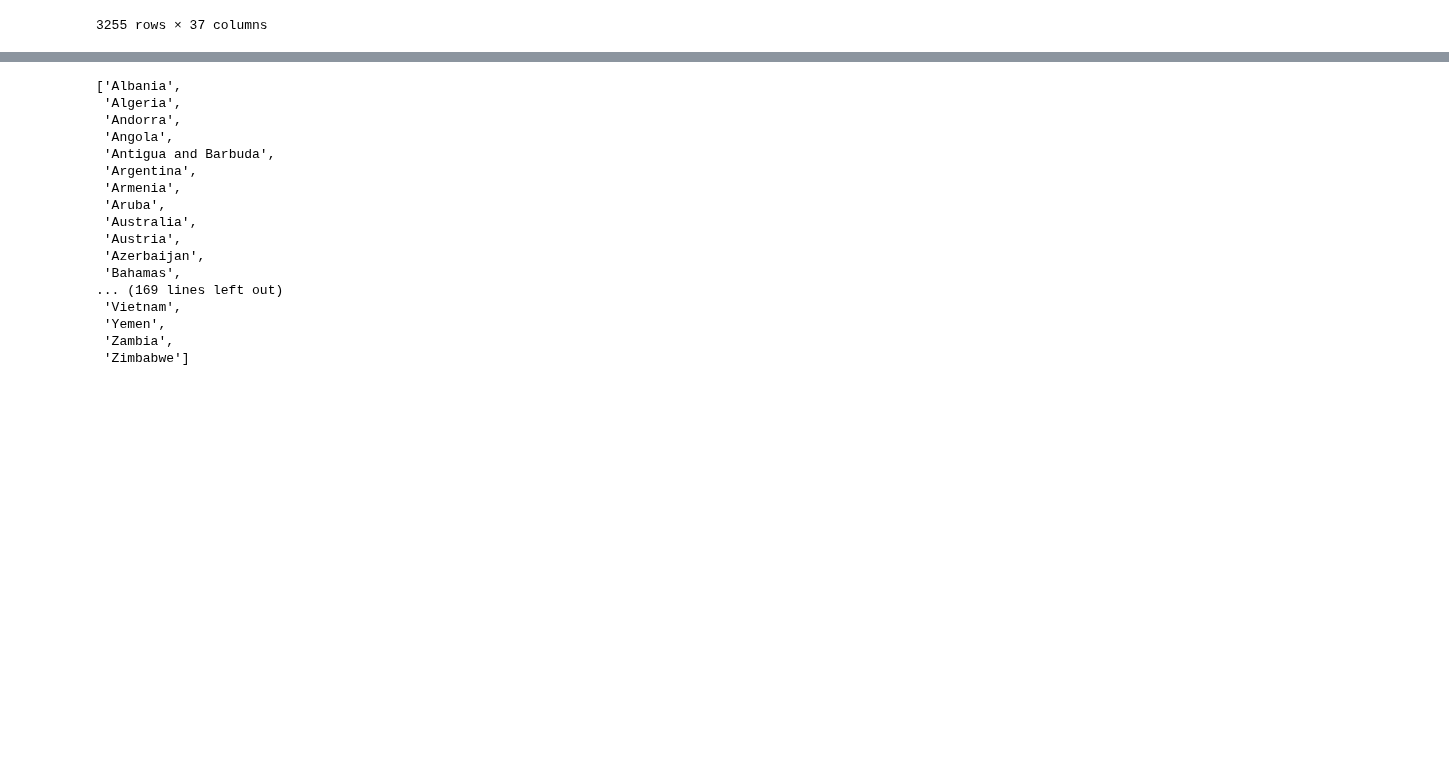
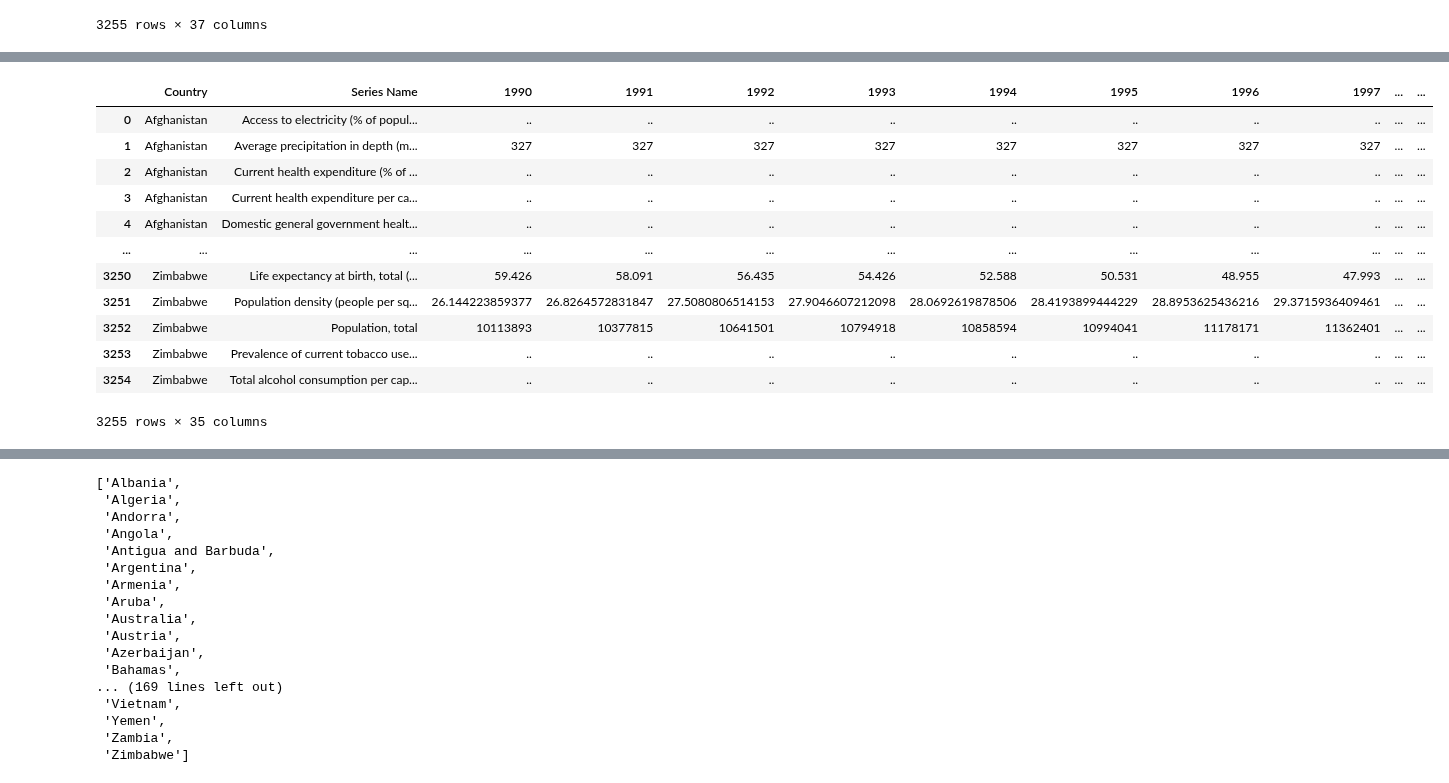
Before and after one commit to AndrewZinc/Expect_Life-Redux, a Jupyter notebook: Clean_Data/Data_Cleaning_Jupyter_notebooks/data_cleaning-world_bank_data-1990_2022.ipynb, the cells around one changed output, grey strips where cells are left out. Drawn from its saved outputs; the diff is of its cells as text; code cells hidden in the pictures; blank space fills up the shorter version.

```diff
--- a/Clean_Data/Data_Cleaning_Jupyter_notebooks/data_cleaning-world_bank_data-1990_2022.ipynb
+++ b/Clean_Data/Data_Cleaning_Jupyter_notebooks/data_cleaning-world_bank_data-1990_2022.ipynb
@@ -40,3 +42,24 @@ wbdi_df
+# %%
+pattern = r'\[.*\]'
+
+# Remove the bracketed year info from the column names
+wbdi_df.columns=[re.sub(pattern,'',col)for col in wbdi_df.columns]
+wbdi_df.columns=wbdi_df.columns.str.strip()
+wbdi_df
+# %% [output]
+|  | Country | Series Name | 1990 | 1991 | 1992 | 1993 | 1994 | 1995 | 1996 | 1997 | ... | ... |
+| 0 | Afghanistan | Access to electricity (% of popul... | .. | .. | .. | .. | .. | .. | .. | .. | ... | ... |
+| 1 | Afghanistan | Average precipitation in depth (m... | 327 | 327 | 327 | 327 | 327 | 327 | 327 | 327 | ... | ... |
+| 2 | Afghanistan | Current health expenditure (% of ... | .. | .. | .. | .. | .. | .. | .. | .. | ... | ... |
+| 3 | Afghanistan | Current health expenditure per ca... | .. | .. | .. | .. | .. | .. | .. | .. | ... | ... |
+| 4 | Afghanistan | Domestic general government healt... | .. | .. | .. | .. | .. | .. | .. | .. | ... | ... |
+| ... | ... | ... | ... | ... | ... | ... | ... | ... | ... | ... | ... | ... |
+| 3250 | Zimbabwe | Life expectancy at birth, total (... | 59.426 | 58.091 | 56.435 | 54.426 | 52.588 | 50.531 | 48.955 | 47.993 | ... | ... |
+| 3251 | Zimbabwe | Population density (people per sq... | 26.144223859377 | 26.8264572831847 | 27.5080806514153 | 27.9046607212098 | 28.0692619878506 | 28.4193899444229 | 28.8953625436216 | 29.3715936409461 | ... | ... |
+| 3252 | Zimbabwe | Population, total | 10113893 | 10377815 | 10641501 | 10794918 | 10858594 | 10994041 | 11178171 | 11362401 | ... | ... |
+| 3253 | Zimbabwe | Prevalence of current tobacco use... | .. | .. | .. | .. | .. | .. | .. | .. | ... | ... |
+| 3254 | Zimbabwe | Total alcohol consumption per cap... | .. | .. | .. | .. | .. | .. | .. | .. | ... | ... |
+3255 rows × 35 columns
 # %%
 # Open the list of country name corrections
 corrections_df = pd.read_csv('../../Clean_Data/master_country_list/country_name_corrections.csv')
```
Also changed, not shown: parts of 5 cells of this notebook.
